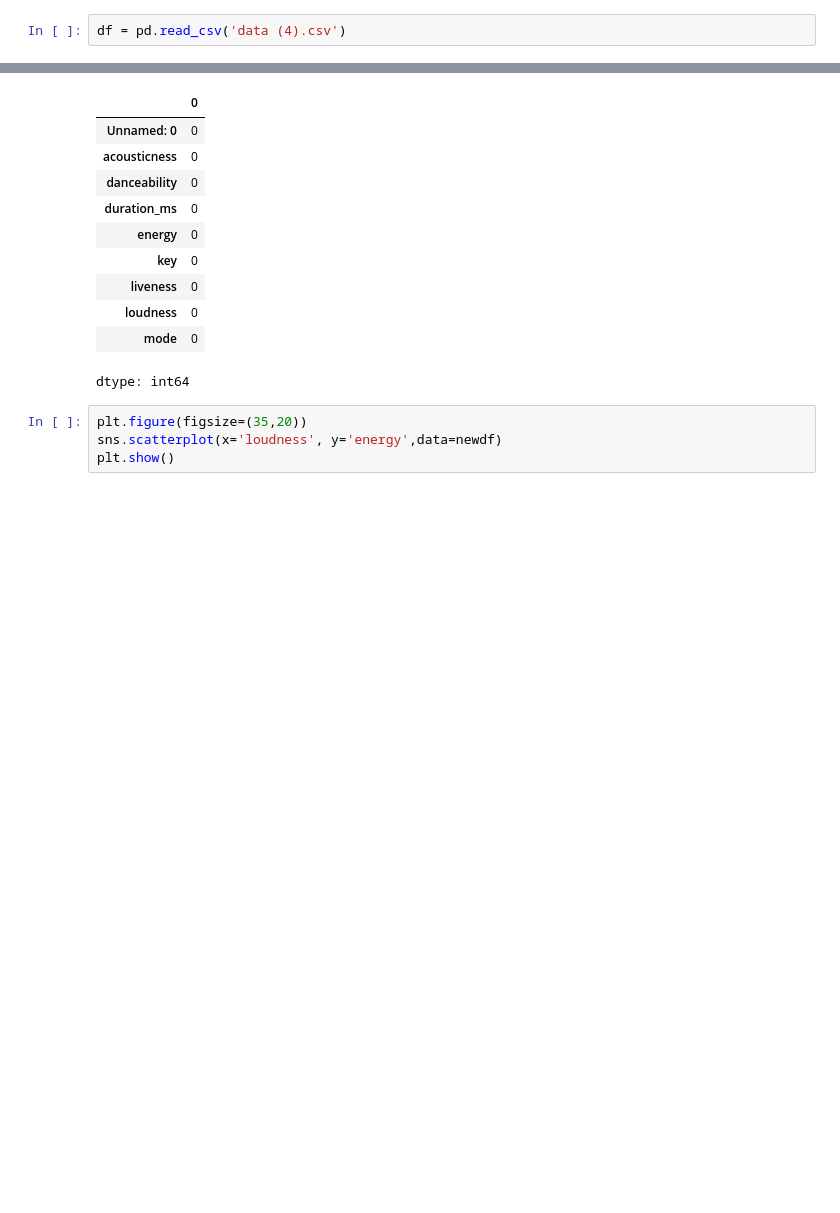
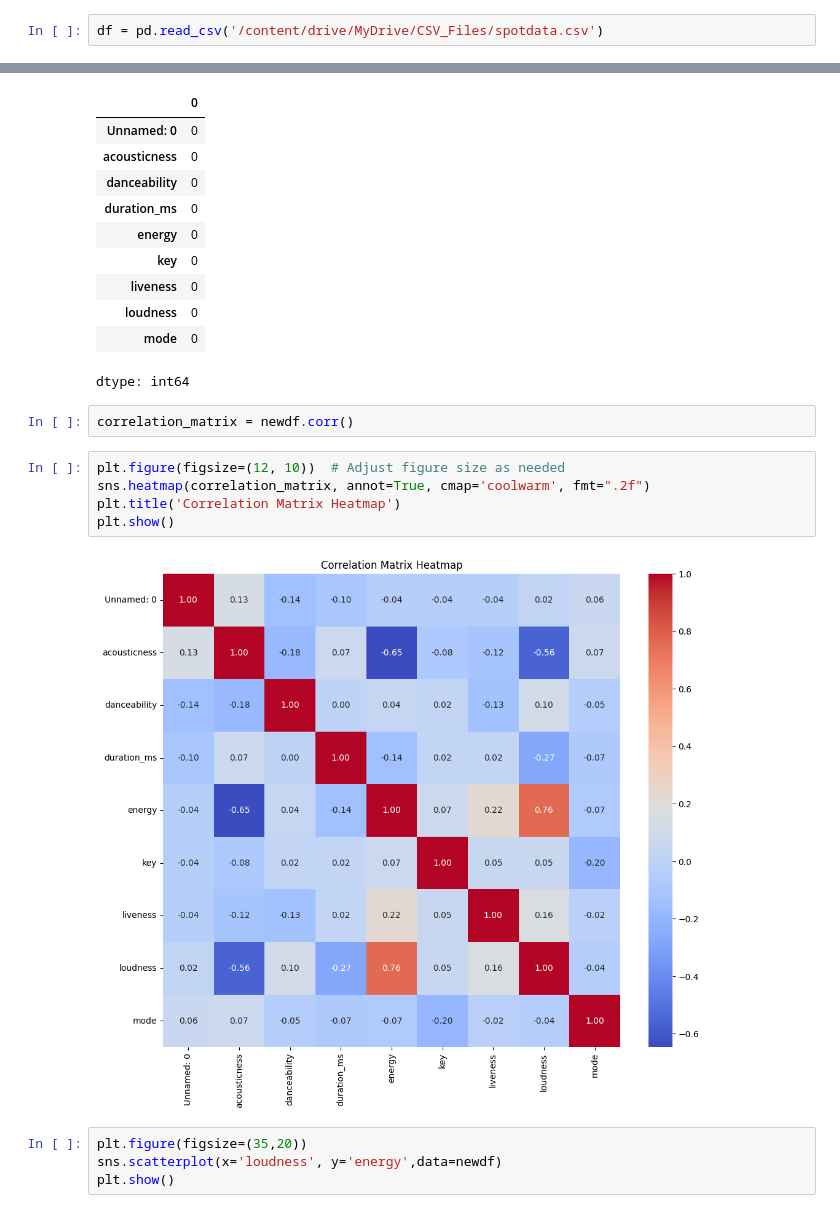
Before and after one commit to AdnanKpodoo/Data_Science_Intern_Research, a Jupyter notebook: Spotify_Analysis.ipynb, the cells around one changed output, grey strips where cells are left out. Drawn from its saved outputs; the diff is of its cells as text; blank space fills up the shorter version.

```diff
--- a/Spotify_Analysis.ipynb
+++ b/Spotify_Analysis.ipynb
@@ -30,5 +32,5 @@ Saving data (4).csv to data (4) (1).csv
 # %%
-df = pd.read_csv('data (4).csv')
+df = pd.read_csv('/content/drive/MyDrive/CSV_Files/spotdata.csv')
 # %%
 df.info()
 # %% [output]
@@ -102,6 +104,15 @@ newdf.isnull().sum()
 | loudness | 0 |
 | mode | 0 |
 dtype: int64
+# %%
+correlation_matrix = newdf.corr()
+# %%
+plt.figure(figsize=(12, 10))  # Adjust figure size as needed
+sns.heatmap(correlation_matrix, annot=True, cmap='coolwarm', fmt=".2f")
+plt.title('Correlation Matrix Heatmap')
+plt.show()
+# %% [output]
+[figure, added]
 # %%
 plt.figure(figsize=(35,20))
 sns.scatterplot(x='loudness', y='energy',data=newdf)
```
Also changed, not shown: parts of 5 cells of this notebook.
